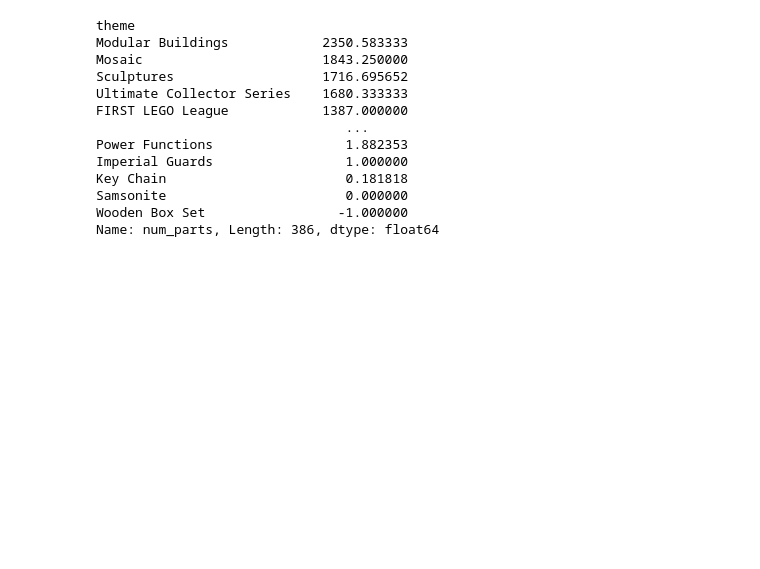
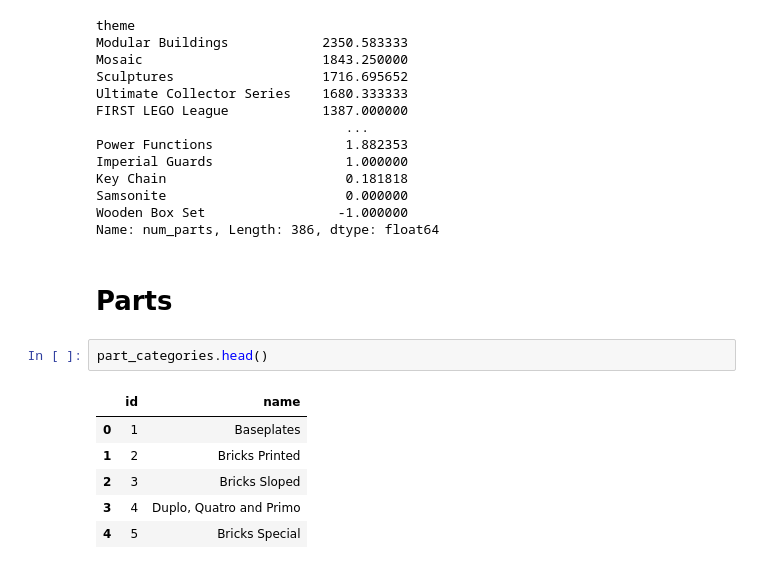
Before and after one commit to iAmBrig12/lego_db_eda, a Jupyter notebook: eda.ipynb, the cells around one changed output. Drawn from its saved outputs; the diff is of its cells as text; blank space fills up the shorter version.

```diff
--- a/eda.ipynb
+++ b/eda.ipynb
@@ -134,3 +134,14 @@ Key Chain                       0.181818
 Samsonite                       0.000000
 Wooden Box Set                 -1.000000
 Name: num_parts, Length: 386, dtype: float64
+# %% [markdown]
+# Parts
+# %%
+part_categories.head()
+# %% [output]
+|  | id | name |
+| 0 | 1 | Baseplates |
+| 1 | 2 | Bricks Printed |
+| 2 | 3 | Bricks Sloped |
+| 3 | 4 | Duplo, Quatro and Primo |
+| 4 | 5 | Bricks Special |
```
Also changed, not shown: parts of 3 cells of this notebook.
